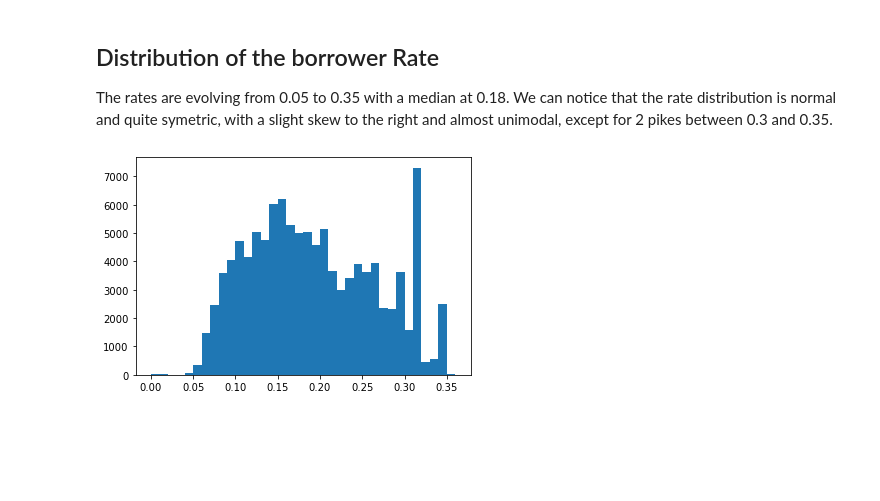
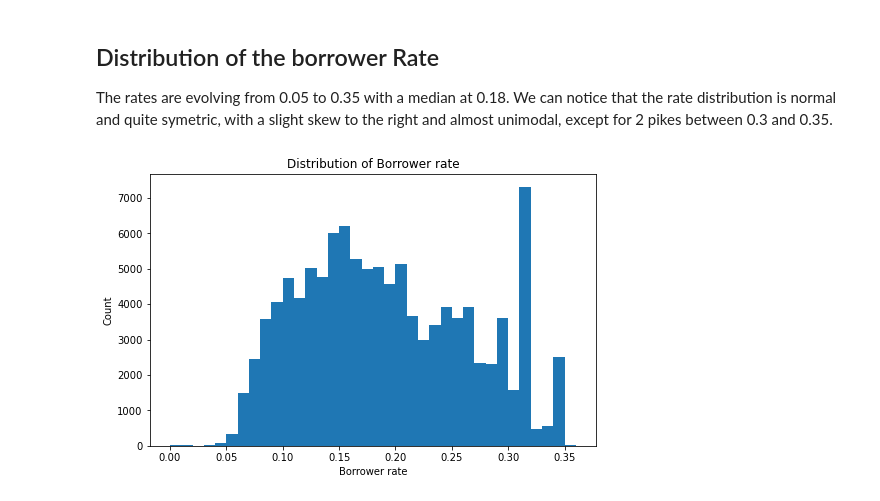
Before and after one commit to Simonmaignan/udacity-data-analysis, a Jupyter notebook: project-communicate-data-findings/data_explanation.ipynb, the cells around one changed output. Saved outputs shown, nothing was run; the diff lists cells and outputs as text; code cells hidden in the pictures; blank space fills up the shorter version.

```diff
--- a/project-communicate-data-findings/data_explanation.ipynb
+++ b/project-communicate-data-findings/data_explanation.ipynb
@@ -76,7 +78,12 @@ We can notice that the rate distribution is normal and quite symetric, with a sl
 # %%
 # Histogram of the borrower rate
 bin_step = 0.01
 bins = np.arange(df_loan_data.BorrowerRate.min(), df_loan_data.BorrowerRate.max() + bin_step, bin_step);
+
+plt.figure(figsize=[8, 5]);
 plt.hist(data=df_loan_data, x='BorrowerRate', color=base_color, bins=bins);
+plt.title('Distribution of Borrower rate');
+plt.ylabel('Count');
+plt.xlabel('Borrower rate');
 # %% [output]
-[figure, old version]
+[figure, new version]
```
Also changed, not shown: parts of 7 cells of this notebook, 2 other files.
